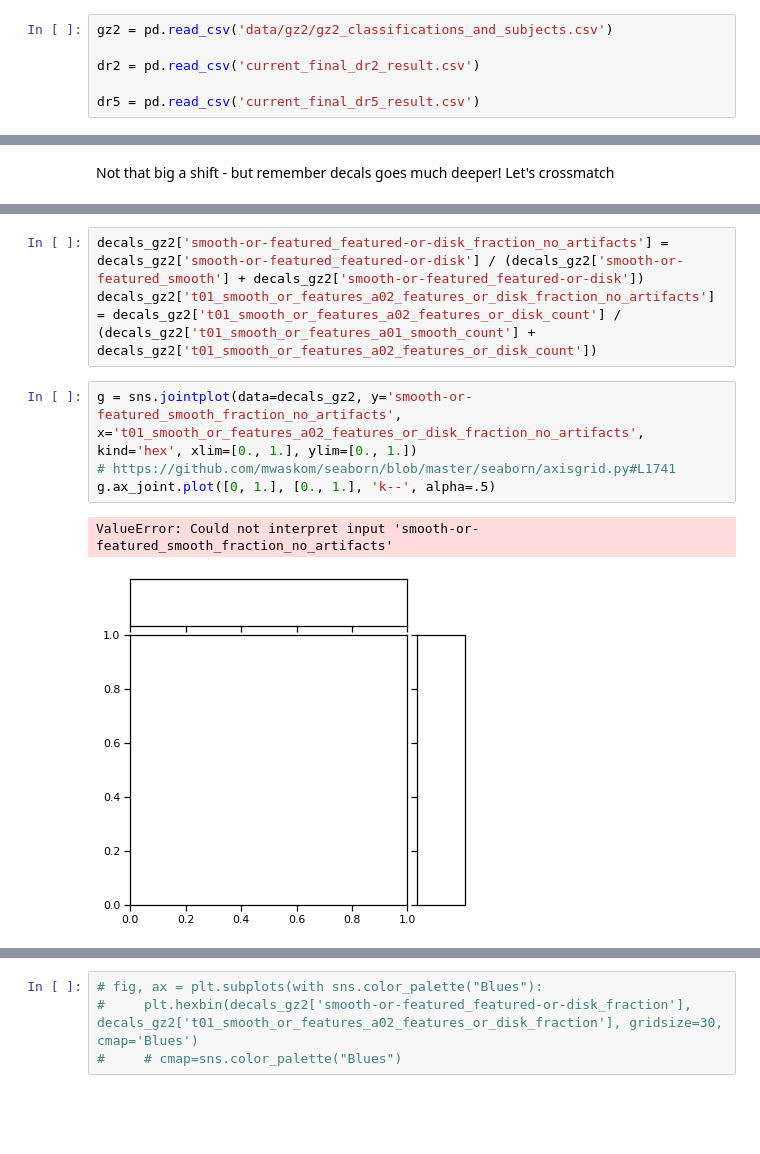
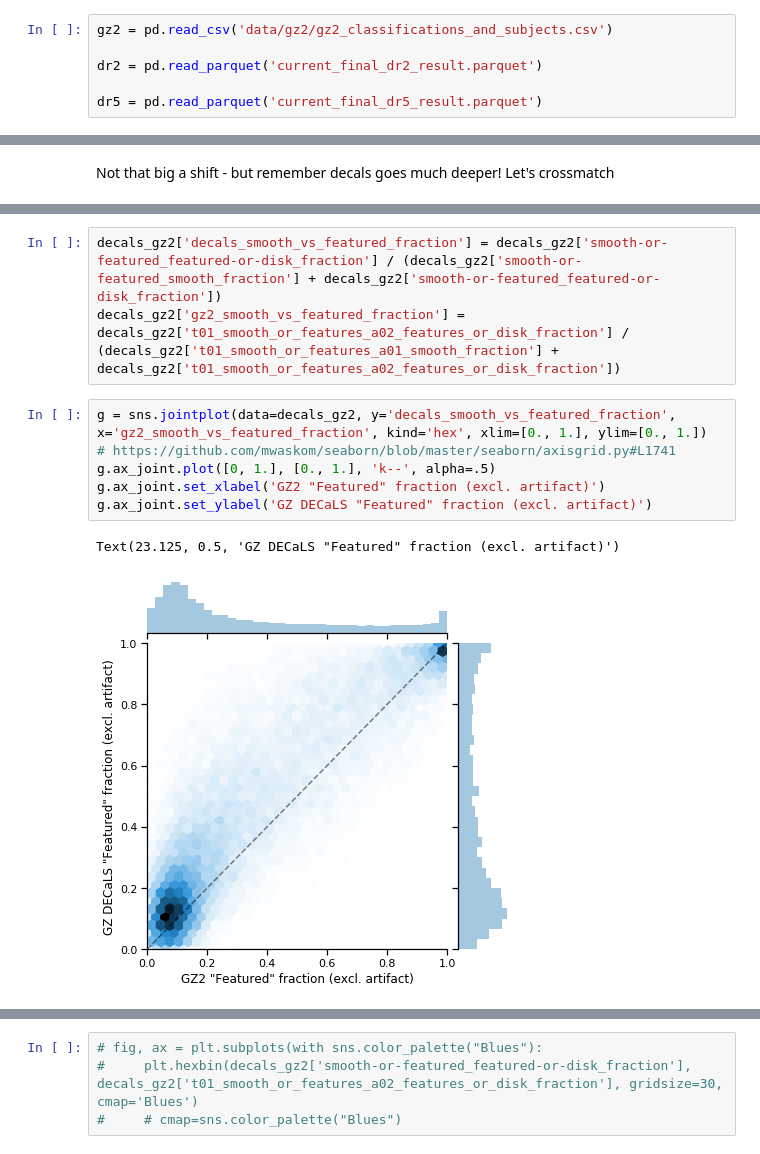
Before and after one commit to colinleach/zoobot, a Jupyter notebook: notebooks/catalogs/gz2_comparison.ipynb, the cells around one changed output, grey strips where cells are left out. Drawn from its saved outputs; the diff is of its cells as text; blank space fills up the shorter version.

```diff
--- a/notebooks/catalogs/gz2_comparison.ipynb
+++ b/notebooks/catalogs/gz2_comparison.ipynb
@@ -16,9 +16,9 @@ os.chdir('/home/walml/repos/zoobot')
 # %%
 gz2 = pd.read_csv('data/gz2/gz2_classifications_and_subjects.csv')
 
-dr2 = pd.read_csv('current_final_dr2_result.csv')
+dr2 = pd.read_parquet('current_final_dr2_result.parquet')
 
-dr5 = pd.read_csv('current_final_dr5_result.csv')
+dr5 = pd.read_parquet('current_final_dr5_result.parquet')
 # %%
 len(gz2), len(dr2), len(dr5)  # aggregated by galaxy already
 # %% [output]
@@ -131,10 +131,12 @@ Text(23.125, 0.5, 'GZ DECaLS "Featured" fraction')
 # %%
-decals_gz2['smooth-or-featured_featured-or-disk_fraction_no_artifacts'] = decals_gz2['smooth-or-featured_featured-or-disk'] / (decals_gz2['smooth-or-featured_smooth'] + decals_gz2['smooth-or-featured_featured-or-disk'])
-decals_gz2['t01_smooth_or_features_a02_features_or_disk_fraction_no_artifacts'] = decals_gz2['t01_smooth_or_features_a02_features_or_disk_count'] / (decals_gz2['t01_smooth_or_features_a01_smooth_count'] + decals_gz2['t01_smooth_or_features_a02_features_or_disk_count'])
+decals_gz2['decals_smooth_vs_featured_fraction'] = decals_gz2['smooth-or-featured_featured-or-disk_fraction'] / (decals_gz2['smooth-or-featured_smooth_fraction'] + decals_gz2['smooth-or-featured_featured-or-disk_fraction'])
+decals_gz2['gz2_smooth_vs_featured_fraction'] = decals_gz2['t01_smooth_or_features_a02_features_or_disk_fraction'] / (decals_gz2['t01_smooth_or_features_a01_smooth_fraction'] + decals_gz2['t01_smooth_or_features_a02_features_or_disk_fraction'])
 # %%
-g = sns.jointplot(data=decals_gz2, y='smooth-or-featured_smooth_fraction_no_artifacts', x='t01_smooth_or_features_a02_features_or_disk_fraction_no_artifacts', kind='hex', xlim=[0., 1.], ylim=[0., 1.])
+g = sns.jointplot(data=decals_gz2, y='decals_smooth_vs_featured_fraction', x='gz2_smooth_vs_featured_fraction', kind='hex', xlim=[0., 1.], ylim=[0., 1.])
 # https://github.com/mwaskom/seaborn/blob/master/seaborn/axisgrid.py#L1741
 g.ax_joint.plot([0, 1.], [0., 1.], 'k--', alpha=.5)
+g.ax_joint.set_xlabel('GZ2 "Featured" fraction (excl. artifact)')
+g.ax_joint.set_ylabel('GZ DECaLS "Featured" fraction (excl. artifact)')
 # %% [output]
-ValueError: Could not interpret input 'smooth-or-featured_smooth_fraction_no_artifacts'
+Text(23.125, 0.5, 'GZ DECaLS "Featured" fraction (excl. artifact)')
-[figure, old version]
+[figure, new version]
```
Also changed, not shown: parts of 20 cells of this notebook, 12 other files.
